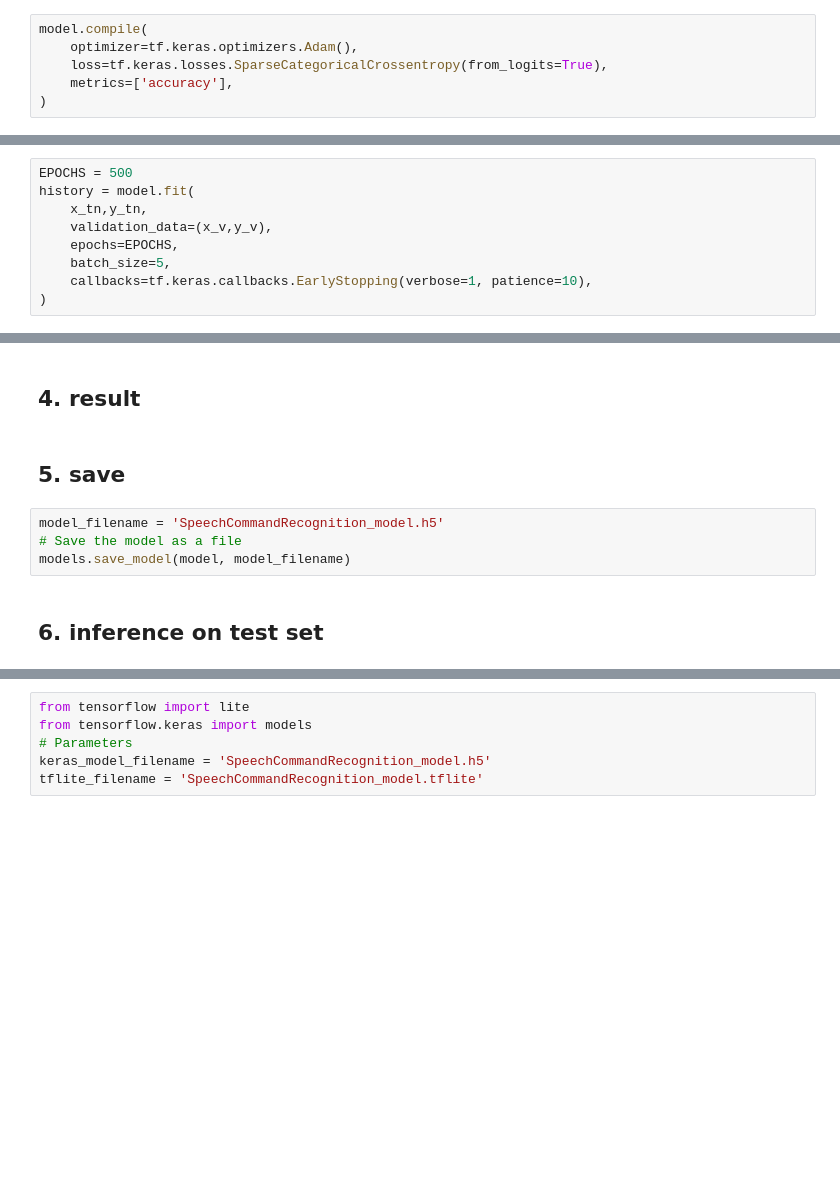
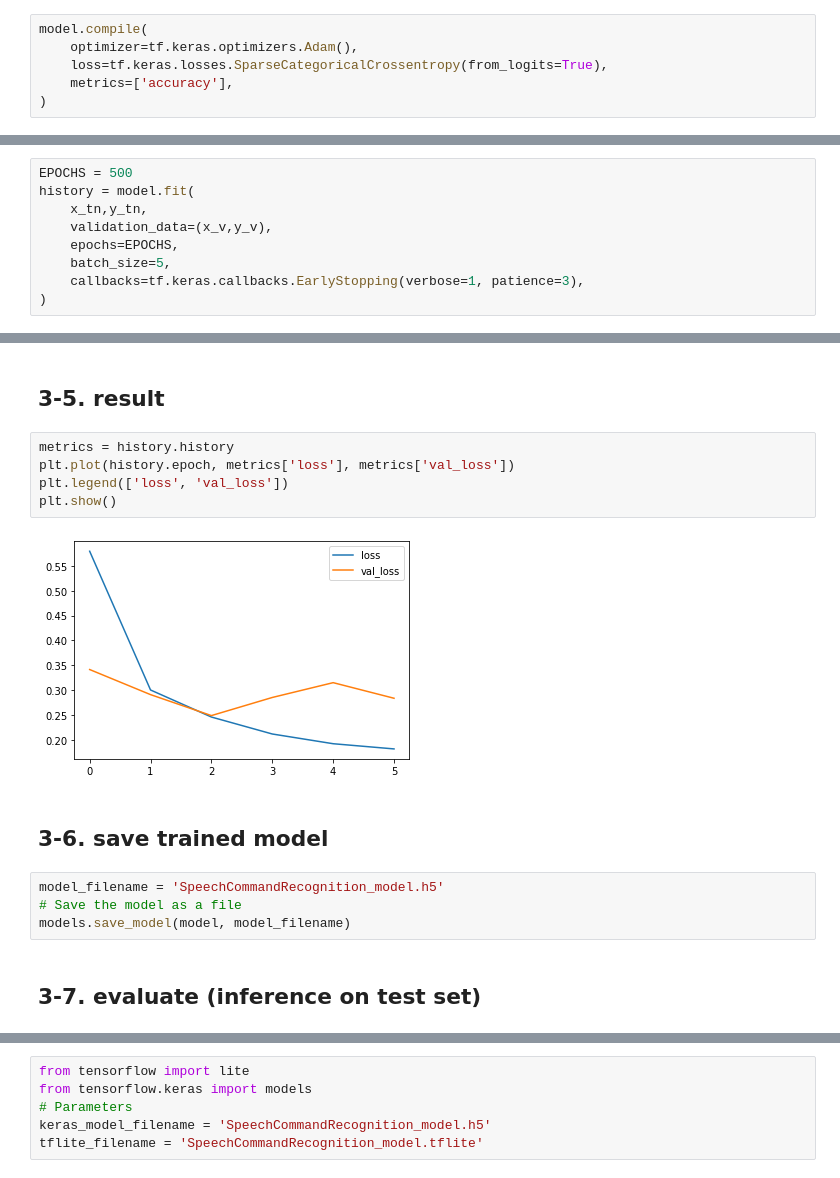
Before and after one commit to KYE2138/PJ_SpeechCommandRecognition, a Jupyter notebook: Train/train.ipynb, the cells around one changed output, grey strips where cells are left out. Drawn from its saved outputs; the diff is of its cells as text; blank space fills up the shorter version.

```diff
--- a/Train/train.ipynb
+++ b/Train/train.ipynb
@@ -893,7 +883,7 @@ history = model.fit(
     validation_data=(x_v,y_v),
     epochs=EPOCHS,
     batch_size=5,
-    callbacks=tf.keras.callbacks.EarlyStopping(verbose=1, patience=10),
+    callbacks=tf.keras.callbacks.EarlyStopping(verbose=1, patience=3),
 )
 # %% [output]
 Epoch 1/500
@@ -914,10 +902,17 @@ Epoch 00007: early stopping
 # %% [markdown]
-## 4. result
+## 3-5. result
-# %% [markdown]
-## 5. save
+# %%
+metrics = history.history
+plt.plot(history.epoch, metrics['loss'], metrics['val_loss'])
+plt.legend(['loss', 'val_loss'])
+plt.show()
+# %% [output]
+[figure, added]
+# %% [markdown]
+## 3-6. save trained model
 # %%
 model_filename = 'SpeechCommandRecognition_model.h5'
 # Save the model as a file
 models.save_model(model, model_filename)
 # %% [markdown]
-## 6. inference on test set
+## 3-7. evaluate (inference on test set)
```
Also changed, not shown: parts of 47 cells of this notebook.
